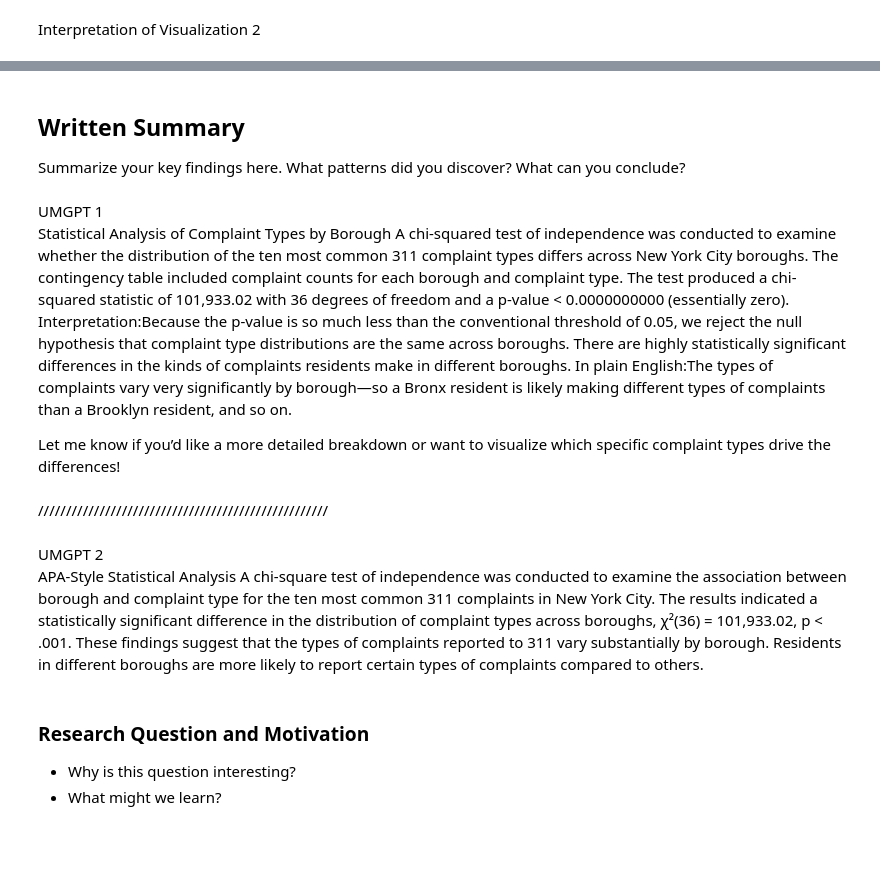
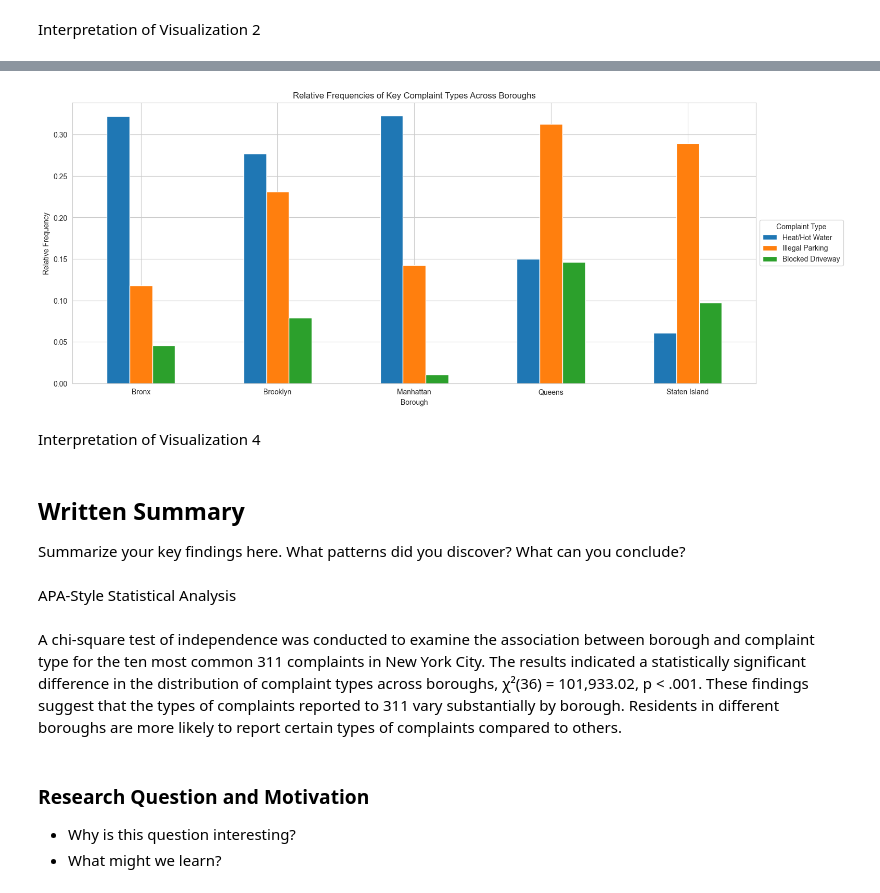
Before and after one commit to npisar/SI313-homework, a Jupyter notebook: module assignments/pisarczyk_Readymade Data Assignment.ipynb, the cells around one changed output, grey strips where cells are left out. Saved outputs shown, nothing was run; the diff lists cells and outputs as text; code cells hidden in the pictures; blank space fills up the shorter version.

```diff
--- a/module assignments/pisarczyk_Readymade Data Assignment.ipynb
+++ b/module assignments/pisarczyk_Readymade Data Assignment.ipynb
@@ -699,23 +751,30 @@ Interpretation of Visualization 3
+# %%
+# List of important complaint types (adjust capitalization to match your DataFrame)
+important_types = ["Heat/Hot Water", "Illegal Parking", "Blocked Driveway"]
+
+# Filter relative_freq_top to only include these columns
+relative_freq_top_filtered = relative_freq_top[important_types]
+
+ax = relative_freq_top_filtered.plot(kind='bar', figsize=(14, 7))
+plt.ylabel("Relative Frequency")
+plt.xlabel("Borough")
+plt.title("Relative Frequencies of Key Complaint Types Across Boroughs")
+plt.tight_layout()
+plt.legend(title="Complaint Type", loc="center left", bbox_to_anchor=(1.0, 0.5))
+plt.xticks(rotation=0, ha='center')
+plt.show()
+# %% [output]
+[figure, added]
+# %% [markdown]
+Interpretation of Visualization 4
 # %% [markdown]
 ## Written Summary
 
 Summarize your key findings here. What patterns did you discover? What can you conclude?
-# %% [markdown]
-UMGPT 1<br>
-Statistical Analysis of Complaint Types by Borough
-A chi-squared test of independence was conducted to examine whether the distribution of the ten most common 311 complaint types differs across New York City boroughs. The contingency table included complaint counts for each borough and complaint type.
-The test produced a chi-squared statistic of 101,933.02 with 36 degrees of freedom and a p-value < 0.0000000000 (essentially zero).
-Interpretation:Because the p-value is so much less than the conventional threshold of 0.05, we reject the null hypothesis that complaint type distributions are the same across boroughs. There are highly statistically significant differences in the kinds of complaints residents make in different boroughs.
-In plain English:The types of complaints vary very significantly by borough—so a Bronx resident is likely making different types of complaints than a Brooklyn resident, and so on.
-
-Let me know if you’d like a more detailed breakdown or want to visualize which specific complaint types drive the differences!
-<br><br>
-////////////////////////////////////////////////////
-<br><br>
-UMGPT 2<br>
-APA-Style Statistical Analysis
-A chi-square test of independence was conducted to examine the association between borough and complaint type for the ten most common 311 complaints in New York City. The results indicated a statistically significant difference in the distribution of complaint types across boroughs, χ²(36) = 101,933.02, p < .001.
-These findings suggest that the types of complaints reported to 311 vary substantially by borough. Residents in different boroughs are more likely to report certain types of complaints compared to others.
+# %% [markdown]
+APA-Style Statistical Analysis<br><br>
+A chi-square test of independence was conducted to examine the association between borough and complaint type for the ten most common 311 complaints in New York City. The results indicated a statistically significant difference in the distribution of complaint types across boroughs, χ²(36) = 101,933.02, p < .001.
+These findings suggest that the types of complaints reported to 311 vary substantially by borough. Residents in different boroughs are more likely to report certain types of complaints compared to others.
 # %% [markdown]
 ### Research Question and Motivation
 
```
Also changed, not shown: parts of 13 cells of this notebook, 1 other file.
